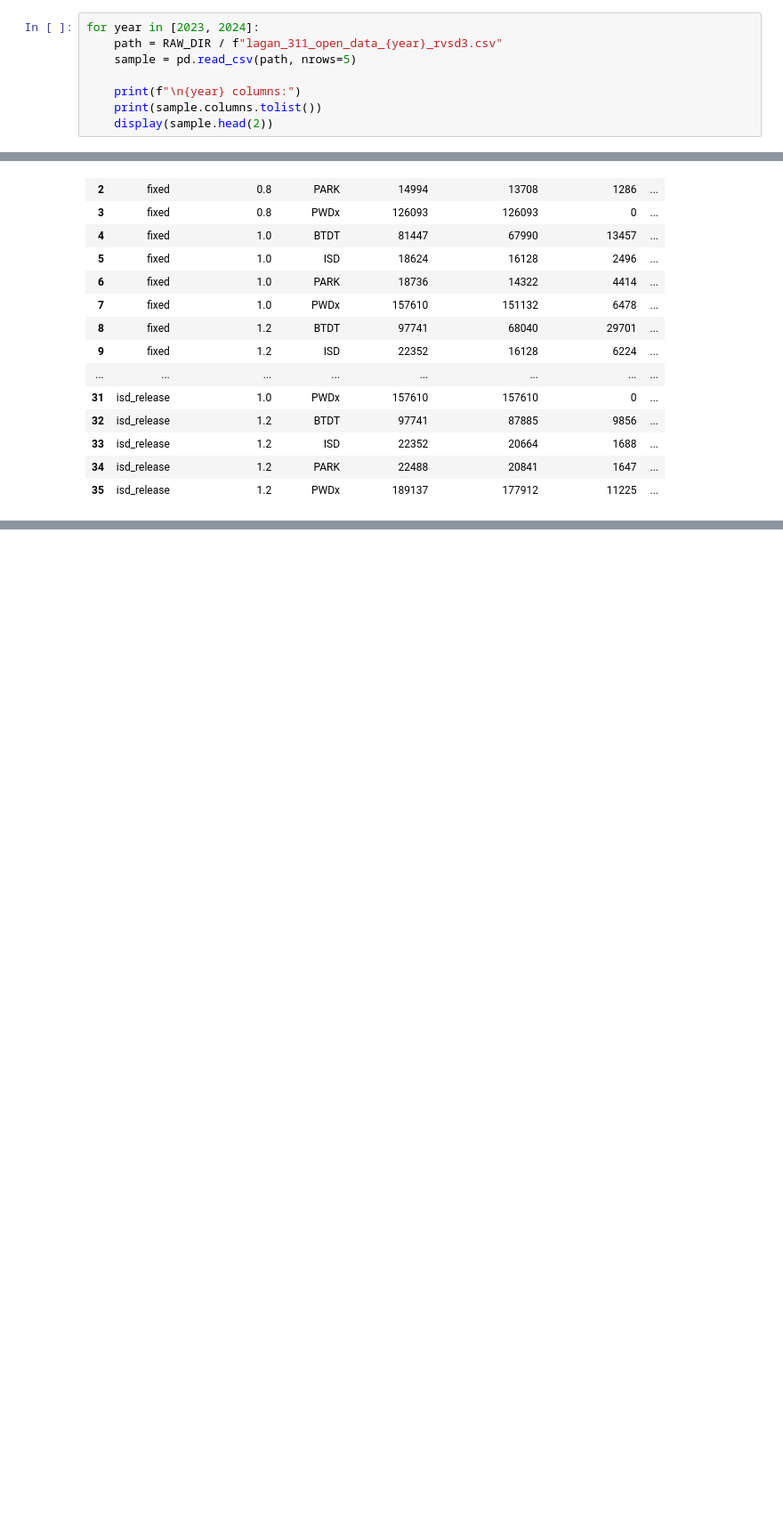
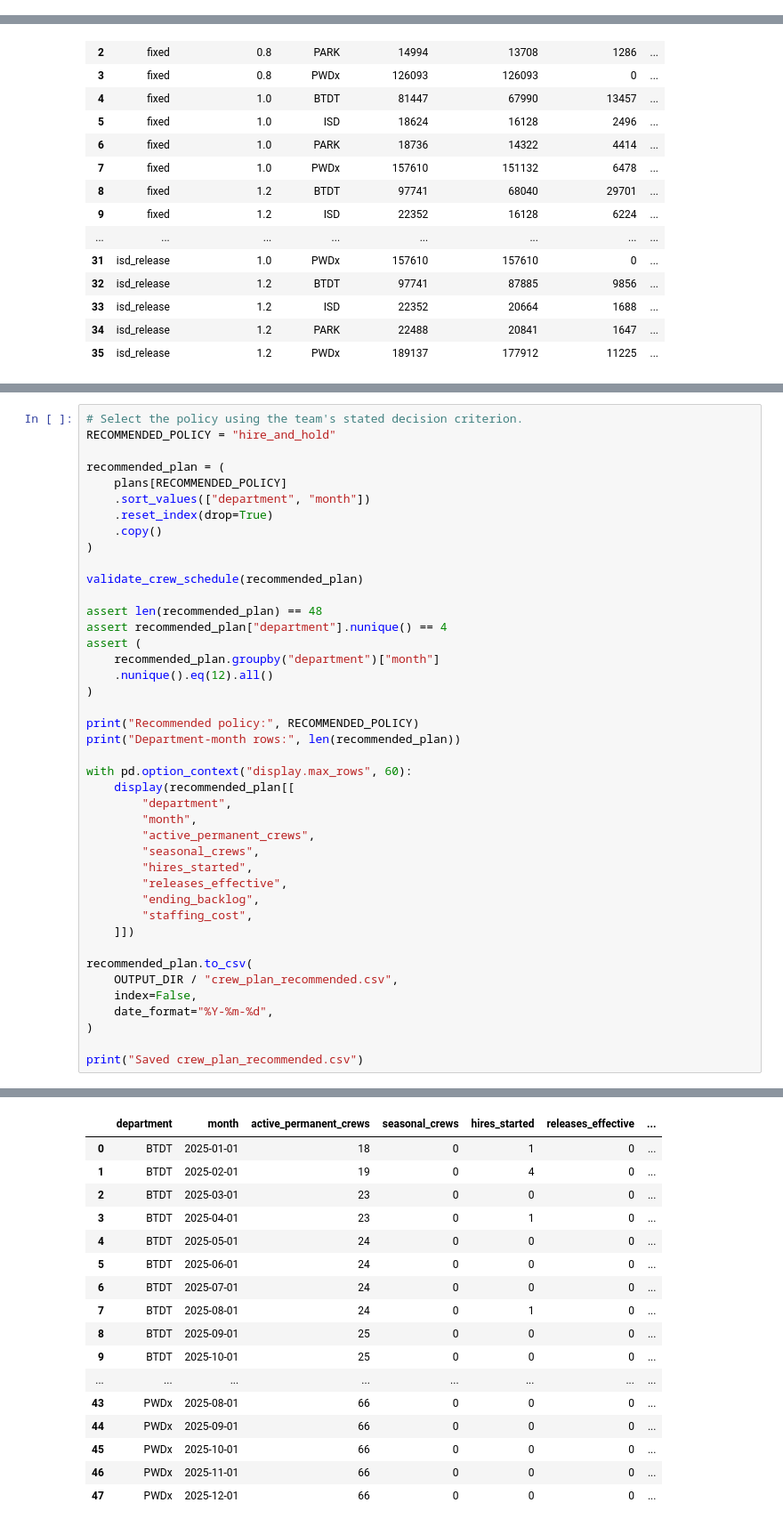
Before and after one commit to nithyaak7/boston311-crew-planner, a Jupyter notebook: notebooks/05_integrated_notebook.ipynb, the cells around one changed output, grey strips where cells are left out. Shown at 89% size. Drawn from its saved outputs; the diff is of its cells as text; blank space fills up the shorter version.

```diff
--- a/notebooks/05_integrated_notebook.ipynb
+++ b/notebooks/05_integrated_notebook.ipynb
@@ -924,8 +924,0 @@ lagan_311_open_data_2024_rvsd3.csv
-# %%
-for year in [2023, 2024]:
-    path = RAW_DIR / f"lagan_311_open_data_{year}_rvsd3.csv"
-    sample = pd.read_csv(path, nrows=5)
-
-    print(f"\n{year} columns:")
-    print(sample.columns.tolist())
-    display(sample.head(2))
@@ -3425,0 +2808,43 @@ display(scenario_summary.round(2))
+# %%
+# Select the policy using the team's stated decision criterion.
+RECOMMENDED_POLICY = "hire_and_hold"
+
+recommended_plan = (
+    plans[RECOMMENDED_POLICY]
+    .sort_values(["department", "month"])
+    .reset_index(drop=True)
+    .copy()
+)
+
+validate_crew_schedule(recommended_plan)
+
+assert len(recommended_plan) == 48
+assert recommended_plan["department"].nunique() == 4
+assert (
+    recommended_plan.groupby("department")["month"]
+    .nunique().eq(12).all()
+)
+
+print("Recommended policy:", RECOMMENDED_POLICY)
+print("Department-month rows:", len(recommended_plan))
+
+with pd.option_context("display.max_rows", 60):
+    display(recommended_plan[[
+        "department",
+        "month",
+        "active_permanent_crews",
+        "seasonal_crews",
+        "hires_started",
+        "releases_effective",
+        "ending_backlog",
+        "staffing_cost",
+    ]])
+
+recommended_plan.to_csv(
+    OUTPUT_DIR / "crew_plan_recommended.csv",
+    index=False,
+    date_format="%Y-%m-%d",
+)
+
+print("Saved crew_plan_recommended.csv")
+# %% [output]
@@ -3425,0 +2853,17 @@ display(scenario_summary.round(2))
+|  | department | month | active_permanent_crews | seasonal_crews | hires_started | releases_effective | ... |
+| 0 | BTDT | 2025-01-01 | 18 | 0 | 1 | 0 | ... |
+| 1 | BTDT | 2025-02-01 | 19 | 0 | 4 | 0 | ... |
+| 2 | BTDT | 2025-03-01 | 23 | 0 | 0 | 0 | ... |
+| 3 | BTDT | 2025-04-01 | 23 | 0 | 1 | 0 | ... |
+| 4 | BTDT | 2025-05-01 | 24 | 0 | 0 | 0 | ... |
+| 5 | BTDT | 2025-06-01 | 24 | 0 | 0 | 0 | ... |
+| 6 | BTDT | 2025-07-01 | 24 | 0 | 0 | 0 | ... |
+| 7 | BTDT | 2025-08-01 | 24 | 0 | 1 | 0 | ... |
+| 8 | BTDT | 2025-09-01 | 25 | 0 | 0 | 0 | ... |
+| 9 | BTDT | 2025-10-01 | 25 | 0 | 0 | 0 | ... |
+| ... | ... | ... | ... | ... | ... | ... | ... |
+| 43 | PWDx | 2025-08-01 | 66 | 0 | 0 | 0 | ... |
+| 44 | PWDx | 2025-09-01 | 66 | 0 | 0 | 0 | ... |
+| 45 | PWDx | 2025-10-01 | 66 | 0 | 0 | 0 | ... |
+| 46 | PWDx | 2025-11-01 | 66 | 0 | 0 | 0 | ... |
+| 47 | PWDx | 2025-12-01 | 66 | 0 | 0 | 0 | ... |
```
Also changed, not shown: parts of 110 cells of this notebook, 7 other files.
